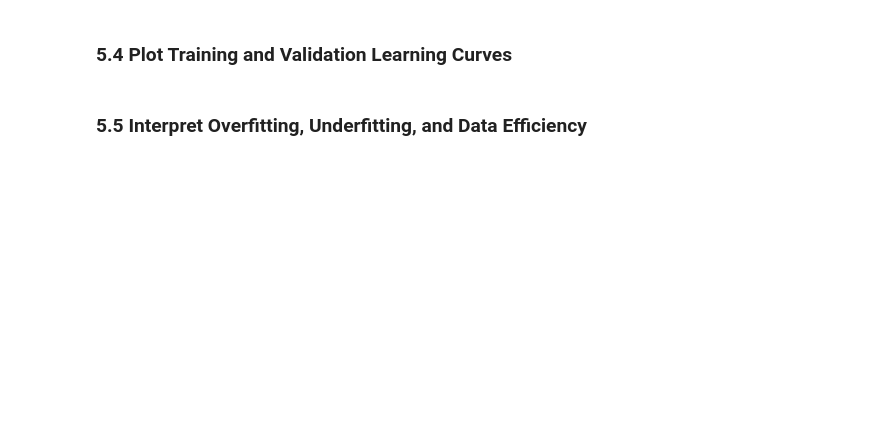
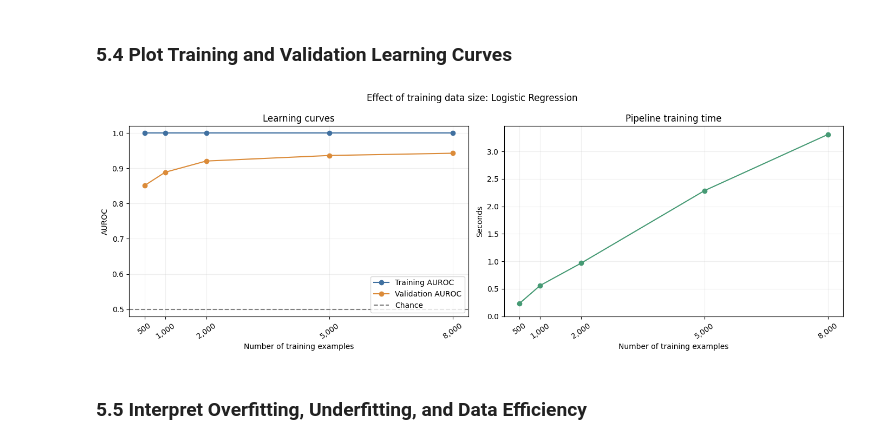
Before and after one commit to HsiangTNA/CS5785-AML-Kaggle-Challenge, a Jupyter notebook: Code/Human_or_AI_Text_Authorship_Classification.ipynb, the cells around one changed output. Drawn from its saved outputs; the diff is of its cells as text; code cells hidden in the pictures; blank space fills up the shorter version.

Commit message:
Implement Effect of Training Data Size section

```diff
--- a/Code/Human_or_AI_Text_Authorship_Classification.ipynb
+++ b/Code/Human_or_AI_Text_Authorship_Classification.ipynb
@@ -1639,4 +1866,79 @@ Results saved to: /Users/zhanghaoxiang/Desktop/CS5785-AML-Kaggle-Challenge/outpu
 # %% [markdown]
 ### 5.4 Plot Training and Validation Learning Curves
+# %%
+x = learning_results["Training rows"].to_numpy()
+
+fig, axes = plt.subplots(1, 2, figsize=(14, 5))
+
+axes[0].plot(
+    x,
+    learning_results["Training AUROC"].to_numpy(),
+    marker="o",
+    color="#4070A0",
+    label="Training AUROC",
+)
+
+axes[0].plot(
+    x,
+    learning_results["Validation AUROC"].to_numpy(),
+    marker="o",
+    color="#DB8B39",
+    label="Validation AUROC",
+)
+
+axes[0].axhline(
+    0.5,
+    color="gray",
+    linestyle="--",
+    label="Chance",
+)
+
+minimum_auc = learning_results[
+    ["Training AUROC", "Validation AUROC"]
+].min().min()
+
+axes[0].set(
+    title="Learning curves",
+    xlabel="Number of training examples",
+    ylabel="AUROC",
+    ylim=(max(0, min(0.48, minimum_auc - 0.02)), 1.02),
+)
+axes[0].legend(loc="lower right")
+
+axes[1].plot(
+    x,
+    learning_results["Training seconds"].to_numpy(),
+    marker="o",
+    color="#469A74",
+)
+
+axes[1].set(
+    title="Pipeline training time",
+    xlabel="Number of training examples",
+    ylabel="Seconds",
+)
+axes[1].set_ylim(bottom=0)
+
+for ax in axes:
+    ax.set_xticks(x)
+    ax.set_xticklabels(
+        [f"{n:,}" for n in x],
+        rotation=35,
+    )
+    ax.grid(alpha=0.2)
+
+fig.suptitle(
+    f"Effect of training data size: {best_model_name}"
+)
+fig.tight_layout()
+
+fig.savefig(
+    SIZE_DIR / "learning_curves_and_runtime.png",
+    dpi=160,
+    bbox_inches="tight",
+)
+plt.show()
+# %% [output]
+[figure, added]
 # %% [markdown]
 ### 5.5 Interpret Overfitting, Underfitting, and Data Efficiency
```
Also changed, not shown: parts of 5 cells of this notebook, 9 other files.
